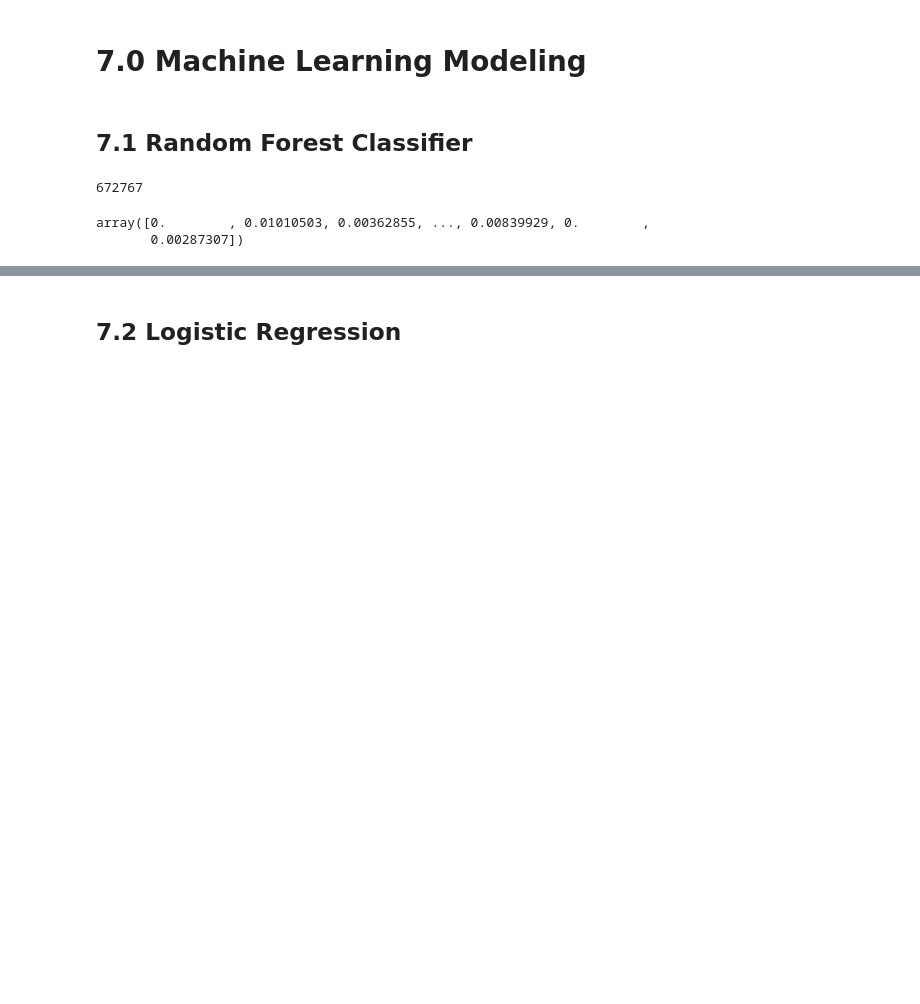
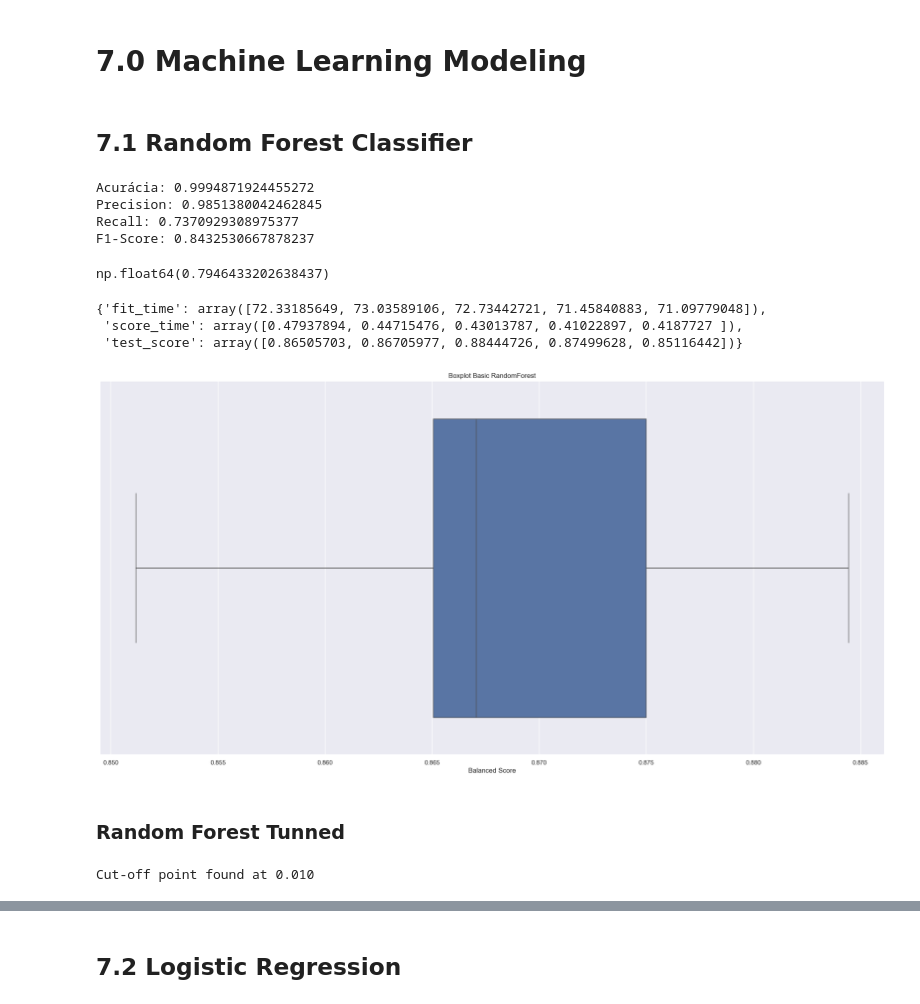
Before and after one commit to IanAndMendesDS/ds_fraud, a Jupyter notebook: notebooks/c1_ds_fraud.ipynb, the cells around one changed output, grey strips where cells are left out. Drawn from its saved outputs; the diff is of its cells as text; code cells hidden in the pictures; blank space fills up the shorter version.

Commit message:
update: Models training

```diff
--- a/notebooks/c1_ds_fraud.ipynb
+++ b/notebooks/c1_ds_fraud.ipynb
@@ -484,7 +481,7 @@ Index(['step', 'name_orig', 'name_dest', 'is_fraud', 'is_flagged_fraud', 'day',
        'type_DEBIT', 'type_TRANSFER'],
       dtype='object')
 # %%
-cols_drop = ['name_orig', 'name_dest', 'period_of_day']
+cols_drop = ['name_orig', 'name_dest', 'period_of_day', 'hora', 'day']
 df6 = df6.drop(cols_drop, axis=1)
 df6_val = df6_val.drop(cols_drop, axis=1)
 # %%
@@ -502,7 +499,7 @@ X_train_val  = X_train_val.drop('is_fraud', axis=1)
 # %%
 #define
 
-rfc = en.RandomForestClassifier(max_depth=15, n_estimators=50, class_weight='balanced', criterion='log_loss')
+rfc = en.RandomForestClassifier(max_depth=15, n_estimators=50)
 
 # train
 
@@ -510,26 +507,44 @@ rfc.fit(X_train, y_train)
 
 # performace
 
-y_hat_test = rfc.predict_proba(X_train_val)
+y_hat_test = rfc.predict(X_train_val)
 
-# acc = mt.accuracy_score(y_train_val, y_hat_test)
+acc = mt.accuracy_score(y_train_val, y_hat_test)
 
-# precision = mt.precision_score(y_train_val, y_hat_test)
+precision = mt.precision_score(y_train_val, y_hat_test)
 
-# recall = mt.recall_score(y_train_val, y_hat_test)
+recall = mt.recall_score(y_train_val, y_hat_test)
 
-# f1_score = mt.f1_score(y_train_val, y_hat_test)
+f1_score = mt.f1_score(y_train_val, y_hat_test)
 
-# print(f'Acurácia: {acc}')
-# print(f'Precision: {precision}')
-# print(f'Recall: {recall}')
-# print(f'F1-Score: {f1_score}')
+print(f'Acurácia: {acc}')
+print(f'Precision: {precision}')
+print(f'Recall: {recall}')
+print(f'F1-Score: {f1_score}')
+# %% [output]
+Acurácia: 0.9994871924455272
+Precision: 0.9851380042462845
+Recall: 0.7370929308975377
+F1-Score: 0.8432530667878237
-# %%
-yhat_test2 = y_hat_test[:,1]
-# %% [output]
-672767
-# %%
-yhat_test2
-# %% [output]
-array([0.        , 0.01010503, 0.00362855, ..., 0.00839929, 0.        ,
-       0.00287307])
+# %%
+mt.balanced_accuracy_score(y_train_val,y_hat_test)
+# %% [output]
+np.float64(0.7946433202638437)
+# %%
+scores = cross_validate(rfc, X_train_val, y_train_val, scoring='balanced_accuracy')
+# %%
+scores
+# %% [output]
+{'fit_time': array([72.33185649, 73.03589106, 72.73442721, 71.45840883, 71.09779048]),
+ 'score_time': array([0.47937894, 0.44715476, 0.43013787, 0.41022897, 0.4187727 ]),
+ 'test_score': array([0.86505703, 0.86705977, 0.88444726, 0.87499628, 0.85116442])}
+# %%
+# Cria o boxplot para test_score
+sns.boxplot(x=scores['test_score'])
+plt.title('Boxplot Basic RandomForest')
+plt.xlabel('Balanced Score')
+plt.show()
+# %% [output]
+[figure, added]
+# %% [markdown]
+### Random Forest Tunned
@@ -535,0 +553,4 @@ array([0.        , 0.01010503, 0.00362855, ..., 0.00839929, 0.        ,
+# %%
+print(f"Cut-off point found at {rf_tunned.best_threshold_:.3f}")
+# %% [output]
+Cut-off point found at 0.010
```
Also changed, not shown: parts of 33 cells of this notebook.
